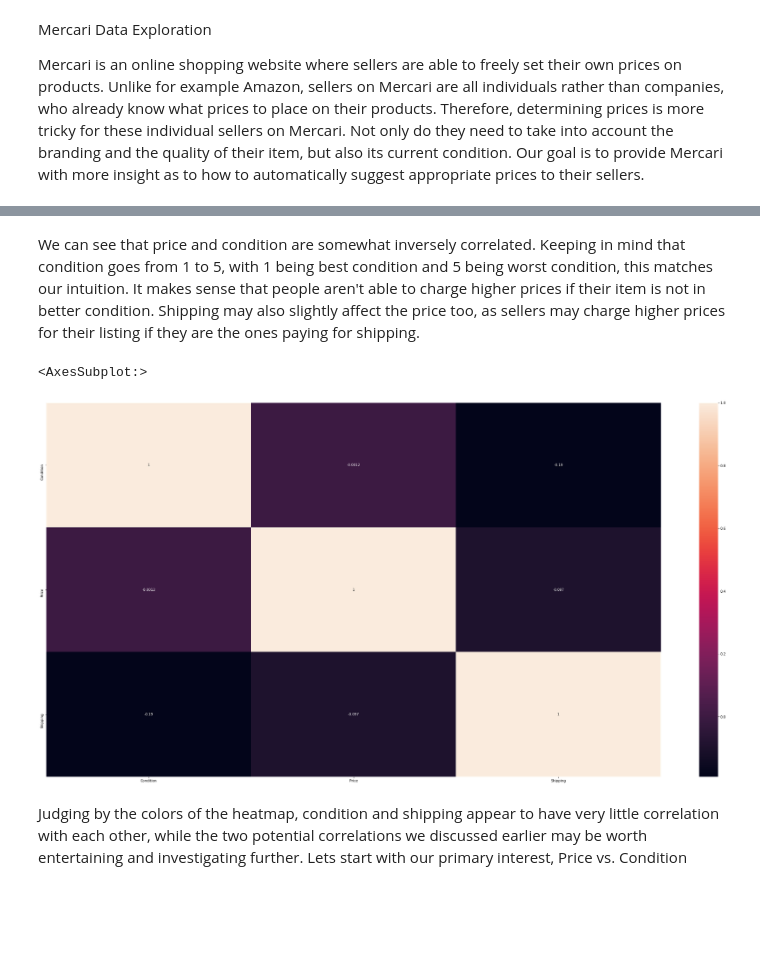
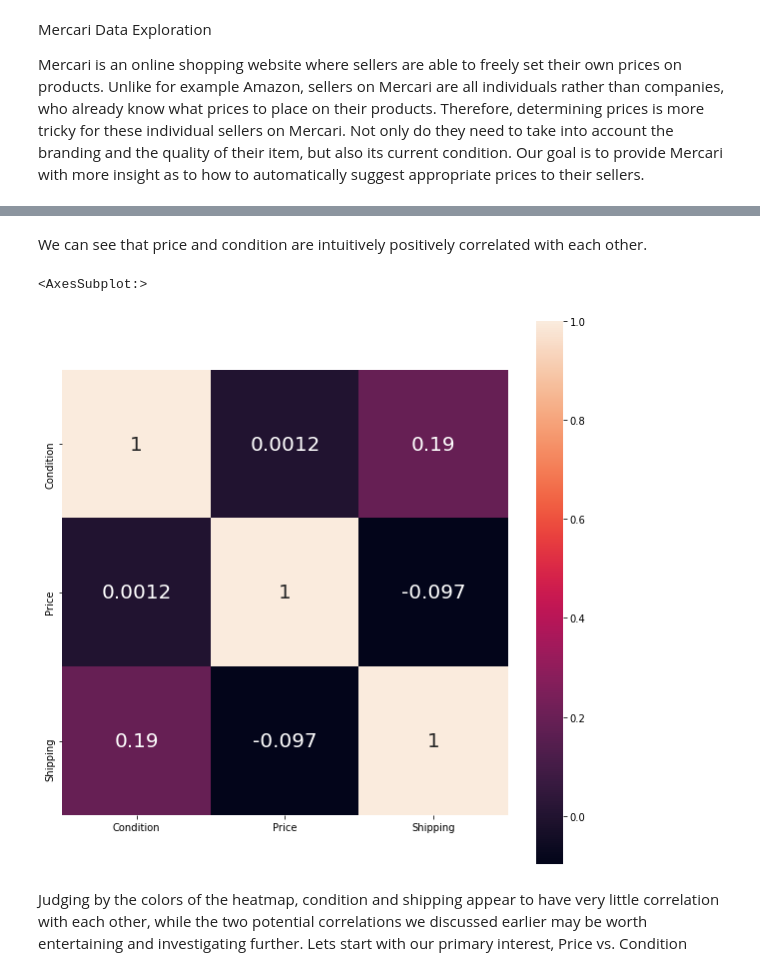
Before and after one commit to CroissantAhhh/GuidedCapstone2, a Jupyter notebook: MercariEDA.ipynb, the cells around one changed output, grey strips where cells are left out. Saved outputs shown, nothing was run; the diff lists cells and outputs as text; code cells hidden in the pictures; blank space fills up the shorter version.

```diff
--- a/MercariEDA.ipynb
+++ b/MercariEDA.ipynb
@@ -22,0 +45,11 @@ mercari_data = mercari_data.drop(columns=['Unnamed: 0'])
+# %%
+# Swapping the values in 'Condition'
+
+# First we swap 1's with 5's
+mercari_data['Condition'] = mercari_data['Condition'].replace(1, 0).replace(5, 1).replace(0, 5)
+
+# Now 2's with 4's
+mercari_data['Condition'] = mercari_data['Condition'].replace(2, 0).replace(4, 2).replace(0, 4)
+
+# Verify that swapping was done successfully
+print(mercari_data['Condition'].value_counts())
@@ -30,15 +89,16 @@ sns.pairplot(mercari_data)
-# %% [markdown]
-We can see that price and condition are somewhat inversely correlated. Keeping in mind that condition
-goes from 1 to 5, with 1 being best condition and 5 being worst condition, this matches our intuition. It makes sense
-that people aren't able to charge higher prices if their item is not in better condition. Shipping may also slightly affect the price too, as sellers may charge higher prices for their listing if they are the ones paying for shipping.
+# %% [markdown]
+We can see that price and condition are intuitively positively correlated with each other.
 # %%
 # Lets take a look at a heatmap too while we're at it
 
-plt.figure(figsize=(40, 20))
-sns.heatmap(mercari_data.corr(), annot=True)
+plt.figure(figsize=(10, 10))
+sns.heatmap(mercari_data.corr(),
+            annot=True,
+            annot_kws={'size':20},
+            square=True)
 # %% [output]
 <AxesSubplot:>
-[figure, old version]
+[figure, new version]
 # %% [markdown]
 Judging by the colors of the heatmap, condition and shipping appear to have very little correlation with each other,
 while the two potential correlations we discussed earlier may be worth entertaining and investigating further. Lets start with our primary interest, Price vs. Condition
```
Also changed, not shown: parts of 20 cells of this notebook.
